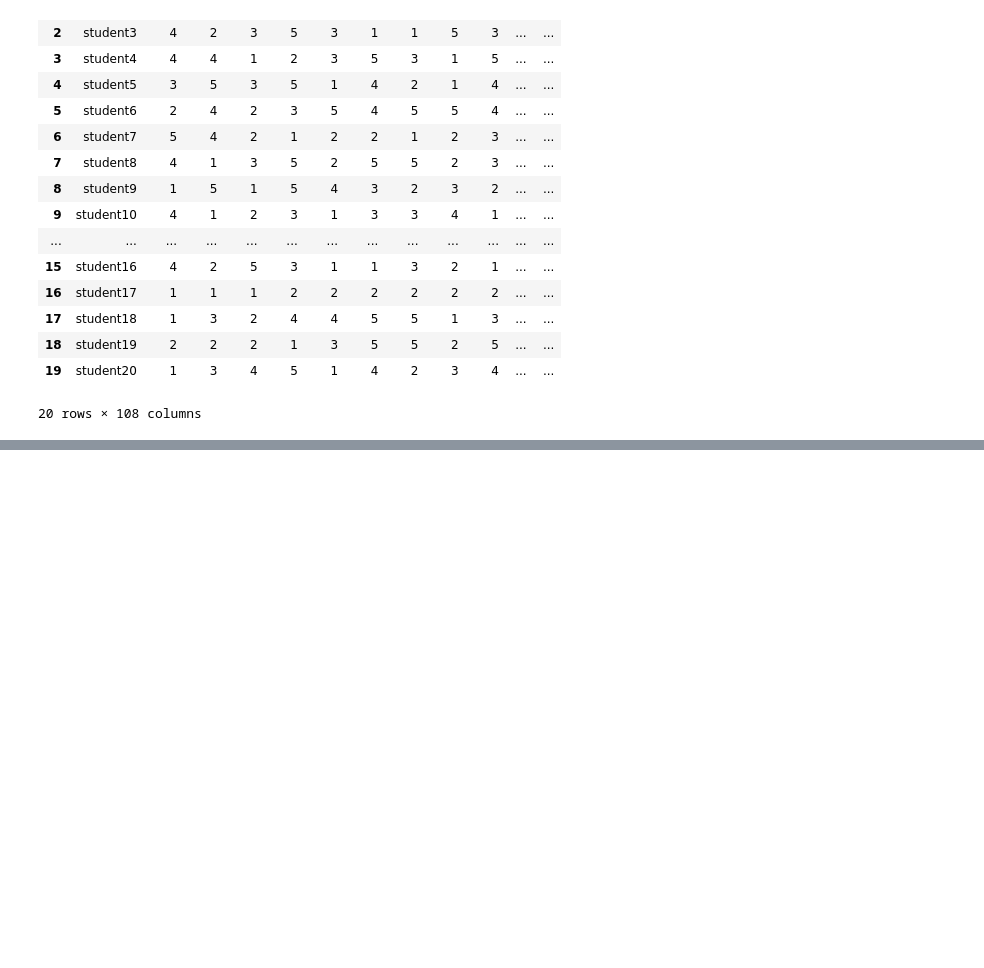
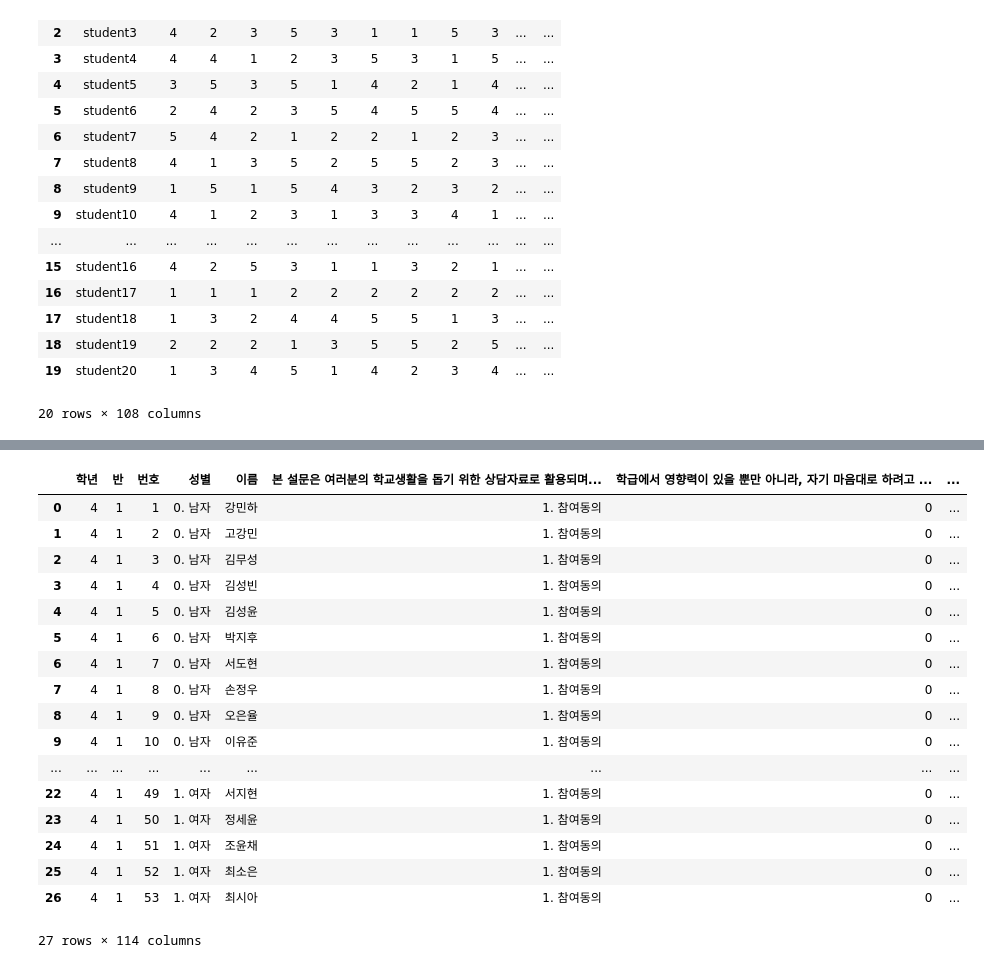
Before and after one commit to Byumin/peer, a Jupyter notebook: scoring.ipynb, the cells around one changed output, grey strips where cells are left out. Saved outputs shown, nothing was run; the diff lists cells and outputs as text; code cells hidden in the pictures; blank space fills up the shorter version.

```diff
--- a/scoring.ipynb
+++ b/scoring.ipynb
@@ -396,0 +863,24 @@ self_df
+# %%
+url = "https://raw.githubusercontent.com/Byumin/peer/refs/heads/item/student_point_df.csv"
+pn_df = pd.read_excel('송수초_4학년_1반.xlsx', sheet_name='PN4_7')
+# %%
+pn_df
+# %% [output]
+|  | 학년 | 반 | 번호 | 성별 | 이름 | 본 설문은 여러분의 학교생활을 돕기 위한 상담자료로 활용되며... | 학급에서 영향력이 있을 뿐만 아니라, 자기 마음대로 하려고 ... | ... |
+| 0 | 4 | 1 | 1 | 0. 남자 | 강민하 | 1. 참여동의 | 0 | ... |
+| 1 | 4 | 1 | 2 | 0. 남자 | 고강민 | 1. 참여동의 | 0 | ... |
+| 2 | 4 | 1 | 3 | 0. 남자 | 김무성 | 1. 참여동의 | 0 | ... |
+| 3 | 4 | 1 | 4 | 0. 남자 | 김성빈 | 1. 참여동의 | 0 | ... |
+| 4 | 4 | 1 | 5 | 0. 남자 | 김성윤 | 1. 참여동의 | 0 | ... |
+| 5 | 4 | 1 | 6 | 0. 남자 | 박지후 | 1. 참여동의 | 0 | ... |
+| 6 | 4 | 1 | 7 | 0. 남자 | 서도현 | 1. 참여동의 | 0 | ... |
+| 7 | 4 | 1 | 8 | 0. 남자 | 손정우 | 1. 참여동의 | 0 | ... |
+| 8 | 4 | 1 | 9 | 0. 남자 | 오은율 | 1. 참여동의 | 0 | ... |
+| 9 | 4 | 1 | 10 | 0. 남자 | 이유준 | 1. 참여동의 | 0 | ... |
+| ... | ... | ... | ... | ... | ... | ... | ... | ... |
+| 22 | 4 | 1 | 49 | 1. 여자 | 서지현 | 1. 참여동의 | 0 | ... |
+| 23 | 4 | 1 | 50 | 1. 여자 | 정세윤 | 1. 참여동의 | 0 | ... |
+| 24 | 4 | 1 | 51 | 1. 여자 | 조윤채 | 1. 참여동의 | 0 | ... |
+| 25 | 4 | 1 | 52 | 1. 여자 | 최소은 | 1. 참여동의 | 0 | ... |
+| 26 | 4 | 1 | 53 | 1. 여자 | 최시아 | 1. 참여동의 | 0 | ... |
+27 rows × 114 columns
```
Also changed, not shown: parts of 24 cells of this notebook, 4 other files.
